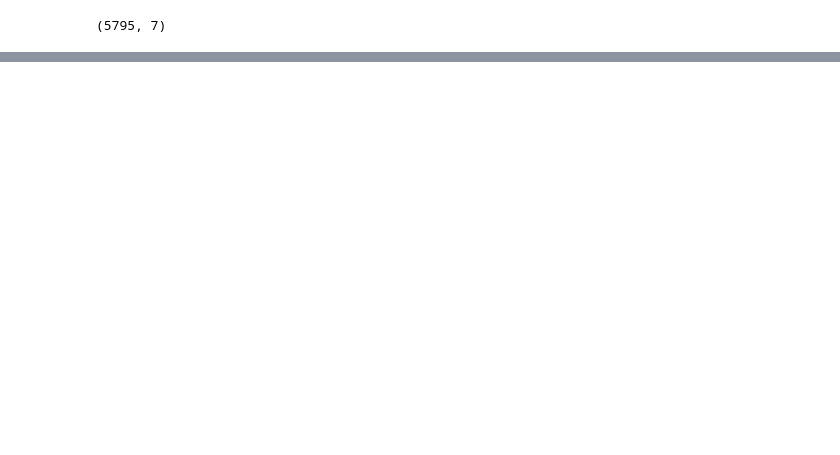
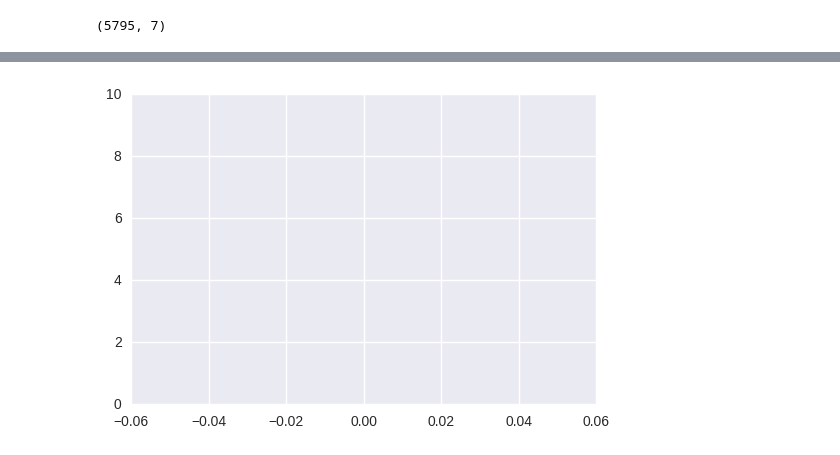
Before and after one commit to ugo-nama-kun/Self-Driving-Car-Behavior-Cloning, a Jupyter notebook: train_dnn_keras.ipynb, the cells around one changed output, grey strips where cells are left out. Drawn from its saved outputs; the diff is of its cells as text; code cells hidden in the pictures; blank space fills up the shorter version.

Commit message:
Update to run whole training

```diff
--- a/train_dnn_keras.ipynb
+++ b/train_dnn_keras.ipynb
@@ -96,0 +181,50 @@ index : 5795
+# %%
+from keras.optimizers import Adam
+
+optimizer = Adam(lr=0.0001, epsilon=0.0001)
+model.compile(loss='mean_squared_error',
+              optimizer=optimizer,
+              metrics=['accuracy'])
+# %%
+test_loss_list = []
+test_accuracy_list = []
+train_loss_list = []
+train_accuracy_list = []
+
+def evaluation():
+    test_loss_ = 0.0
+    test_accuracy_ = 0.0
+    N = int(MAX_INDEX_TEST/TEST_BATCH)
+    for i in range(N):
+        X, Y = get_batch_data(offset=i, is_test=True)
+        test_loss, test_accuracy = model.test_on_batch(x=X, y=Y)
+        test_loss_ += test_loss
+        test_accuracy_ += test_accuracy
+    return test_loss_, test_accuracy_/N
+
+sns.set_style("darkgrid", {'axes.grid': True})
+for nb_epoch in range(N_EPOCH):
+    data_info.reindex(np.random.permutation(data_info.index)).reset_index(drop=True)
+    for i in range(int(MAX_INDEX/BATCH_SIZE)):
+        X, Y = get_batch_data(offset=i, is_test=False)
+        train_loss, train_accuracy = model.train_on_batch(x=X, y=Y)
+
+    if np.mod(nb_epoch, 5) == 0:
+        test_loss, test_accuracy = evaluation()
+
+        test_loss_list.append(test_loss)
+        test_accuracy_list.append(test_accuracy)
+        #train_loss_list.append(train_loss)
+        #train_accuracy_list.append(train_accuracy)
+
+        plt.gca().cla()
+        plt.plot(test_loss_list)
+        plt.ylim([0, 10.0])
+        display.clear_output(wait=True)
+        display.display(plt.gcf())
+        time.sleep(0.1)
+        print("Epoch : {} : Test Loss : {} : Accuracy : {}".format(nb_epoch, test_loss, test_accuracy))
+
+        model.save('model.h5')
+# %% [output]
+[figure, added]
```
Also changed, not shown: parts of 14 cells of this notebook.
